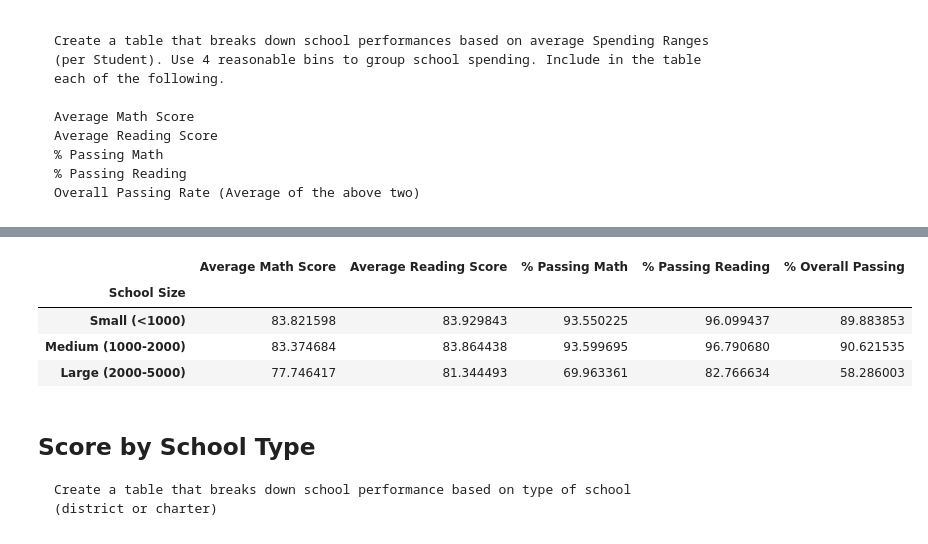
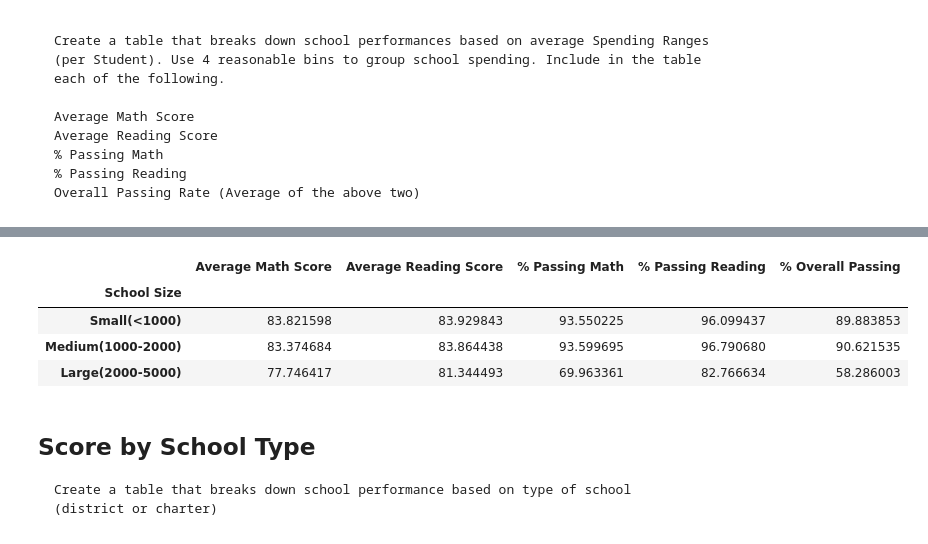
Before and after one commit to huddack20/pandas-challenge, a Jupyter notebook: PyCitySchools/PyCitySchools_ChangWoonJang.ipynb, the cells around one changed output, grey strips where cells are left out. Drawn from its saved outputs; the diff is of its cells as text; code cells hidden in the pictures.

Commit message:
modified with cut method in PyCitySchools

```diff
--- a/PyCitySchools/PyCitySchools_ChangWoonJang.ipynb
+++ b/PyCitySchools/PyCitySchools_ChangWoonJang.ipynb
@@ -353,60 +317,34 @@ df_ScorebySpending
 | $630-645 | 78.518855 | 81.624473 | 73.484209 | 84.391793 | ... |
 | $645-680 | 76.997210 | 81.027843 | 66.164813 | 81.133951 | ... |
 # %%
-SCS_less1000M = df_summary[df_summary['Total Students'] < 1000]['Average Math Score'].mean()
-SCS_1000_2000M = df_summary[(df_summary['Total Students'] >= 1000)
-                         & (df_summary['Total Students'] < 2000)]['Average Math Score'].mean()
-SCS_2000_5000M = df_summary[(df_summary['Total Students'] >= 2000)
-                         & (df_summary['Total Students'] < 5000)]['Average Math Score'].mean()
+df_size_summary = pd.DataFrame(school_summary)
 
+bins = [0, 999.9, 1999.9, 5000]
+group_labels = ["Small(<1000)", "Medium(1000-2000)", "Large(2000-5000)"]
 
-SCS_less1000R = df_summary[df_summary['Total Students'] < 1000]['Average Reading Score'].mean()
-SCS_1000_2000R = df_summary[(df_summary['Total Students'] >= 1000)
-                         & (df_summary['Total Students'] < 2000)]['Average Reading Score'].mean()
-SCS_2000_5000R = df_summary[(df_summary['Total Students'] >= 2000)
-                         & (df_summary['Total Students'] < 5000)]['Average Reading Score'].mean()
+df_size_summary["School Size"] = pd.cut(df_size_summary["Total Students"], bins, labels = group_labels)
 
+Avg_Math_Score_Size = df_size_summary.groupby('School Size')['Average Math Score'].mean()
+Avg_Reading_Score_Size = df_size_summary.groupby('School Size')['Average Reading Score'].mean()
+Percentage_Passing_Math_Size = df_size_summary.groupby('School Size')['% Passing Math'].mean()
+Percentage_Passing_Reading_Size = df_size_summary.groupby('School Size')['% Passing Reading'].mean()
+Percentage_Passing_Overall_Size = df_size_summary.groupby('School Size')['% Overall Passing'].mean()
 
-SCS_less1000PM = df_summary[df_summary['Total Students'] < 1000]['% Passing Math'].mean()
-SCS_1000_2000PM = df_summary[(df_summary['Total Students'] >= 1000)
-                         & (df_summary['Total Students'] < 2000)]['% Passing Math'].mean()
-SCS_2000_5000PM = df_summary[(df_summary['Total Students'] >= 2000)
-                         & (df_summary['Total Students'] < 5000)]['% Passing Math'].mean()
-
-
-SCS_less1000PR = df_summary[df_summary['Total Students'] < 1000]['% Passing Reading'].mean()
-SCS_1000_2000PR = df_summary[(df_summary['Total Students'] >= 1000)
-                         & (df_summary['Total Students'] < 2000)]['% Passing Reading'].mean()
-SCS_2000_5000PR = df_summary[(df_summary['Total Students'] >= 2000)
-                         & (df_summary['Total Students'] < 5000)]['% Passing Reading'].mean()
-
-
-SCS_less1000PO = df_summary[df_summary['Total Students'] < 1000]['% Overall Passing'].mean()
-SCS_1000_2000PO = df_summary[(df_summary['Total Students'] >= 1000)
-                         & (df_summary['Total Students'] < 2000)]['% Overall Passing'].mean()
-SCS_2000_5000PO = df_summary[(df_summary['Total Students'] >= 2000)
-                         & (df_summary['Total Students'] < 5000)]['% Overall Passing'].mean()
-
-
-ScorebySize = {
-               "Average Math Score": [SCS_less1000M, SCS_1000_2000M, SCS_2000_5000M],
-               "Average Reading Score": [SCS_less1000R, SCS_1000_2000R, SCS_2000_5000R],
-               "% Passing Math": [SCS_less1000PM, SCS_1000_2000PM, SCS_2000_5000PM],
-               "% Passing Reading": [SCS_less1000PR, SCS_1000_2000PR, SCS_2000_5000PR],
-               "% Overall Passing": [SCS_less1000PO, SCS_1000_2000PO, SCS_2000_5000PO]
-              }
-
-df_ScorebySize = pd.DataFrame(ScorebySize, index=['Small (<1000)', 'Medium (1000-2000)', 'Large (2000-5000)'])
-index = df_ScorebySize.index
-index.name = "School Size"
+df_ScorebySize = pd.DataFrame({
+                           "Average Math Score": Avg_Math_Score_Size,
+                           "Average Reading Score": Avg_Reading_Score_Size,
+                           "% Passing Math": Percentage_Passing_Math_Size,
+                           "% Passing Reading": Percentage_Passing_Reading_Size,
+                           "% Overall Passing": Percentage_Passing_Overall_Size
+                          })
 
 df_ScorebySize
 # %% [output]
 |  | Average Math Score | Average Reading Score | % Passing Math | % Passing Reading | % Overall Passing |
 | School Size |  |  |  |  |  |
-| Small (<1000) | 83.821598 | 83.929843 | 93.550225 | 96.099437 | 89.883853 |
-| Medium (1000-2000) | 83.374684 | 83.864438 | 93.599695 | 96.790680 | 90.621535 |
-| Large (2000-5000) | 77.746417 | 81.344493 | 69.963361 | 82.766634 | 58.286003 |
+| Small(<1000) | 83.821598 | 83.929843 | 93.550225 | 96.099437 | 89.883853 |
+| Medium(1000-2000) | 83.374684 | 83.864438 | 93.599695 | 96.790680 | 90.621535 |
+| Large(2000-5000) | 77.746417 | 81.344493 | 69.963361 | 82.766634 | 58.286003 |
 # %% [markdown]
 ## Score by School Type
     Create a table that breaks down school performance based on type of school
```
Also changed, not shown: parts of 1 cell of this notebook.
